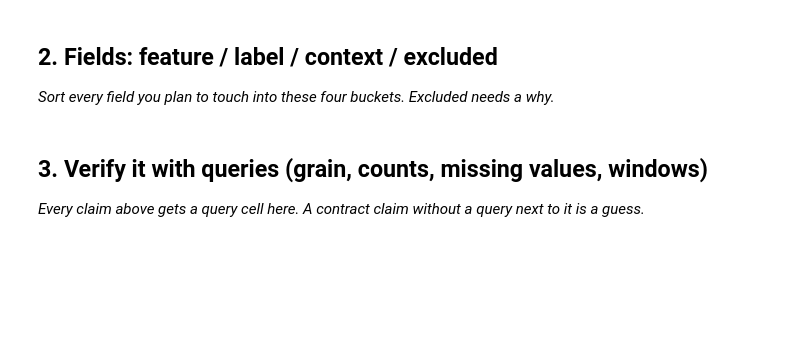
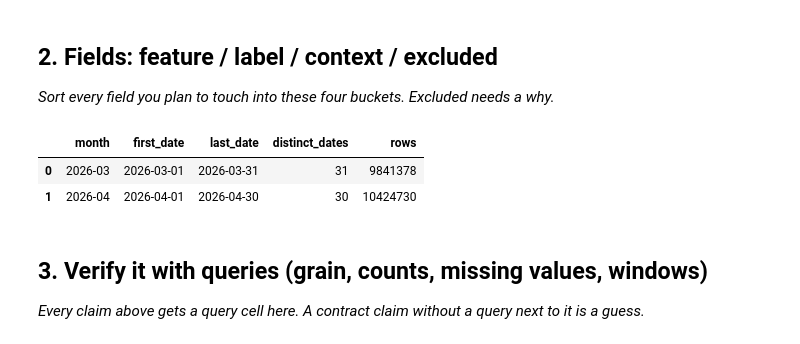
Before and after one commit to lakeshkumarkhatri/flyrank-ml, a Jupyter notebook: work/notebooks/w03_data_contract.ipynb, the cells around one changed output. Drawn from its saved outputs; the diff is of its cells as text; code cells hidden in the pictures; blank space fills up the shorter version.

```diff
--- a/work/notebooks/w03_data_contract.ipynb
+++ b/work/notebooks/w03_data_contract.ipynb
@@ -15,0 +18,11 @@ This skeleton is yours to fill. Work the sections **in order** — each one has
+# %%
+import duckdb
+
+con = duckdb.connect()
+
+con.execute(
+    "CREATE SECRET (TYPE huggingface, TOKEN ?)",
+    [HF_TOKEN]
+)
+
+print("DuckDB connected to Hugging Face")
@@ -17,6 +93,27 @@ This skeleton is yours to fill. Work the sections **in order** — each one has
 ## 2. Fields: feature / label / context / excluded
 
 *Sort every field you plan to touch into these four buckets. Excluded needs a why.*
+# %%
+window_check = con.sql(f"""
+    SELECT
+        month,
+        MIN(report_date) AS first_date,
+        MAX(report_date) AS last_date,
+        COUNT(DISTINCT report_date) AS distinct_dates,
+        COUNT(*) AS rows
+    FROM read_parquet(
+        '{rel}/fact_content_daily_performance/**/*.parquet'
+    )
+    WHERE month IN ('2026-03', '2026-04')
+    GROUP BY month
+    ORDER BY month
+""").df()
+
+window_check
+# %% [output]
+|  | month | first_date | last_date | distinct_dates | rows |
+| 0 | 2026-03 | 2026-03-01 | 2026-03-31 | 31 | 9841378 |
+| 1 | 2026-04 | 2026-04-01 | 2026-04-30 | 30 | 10424730 |
 # %%
 # This cell is for CODE (numbers, a query, a check).
 # Write your text answer in the cell ABOVE this one — typing sentences here breaks Run All.
```
Also changed, not shown: parts of 8 cells of this notebook.
